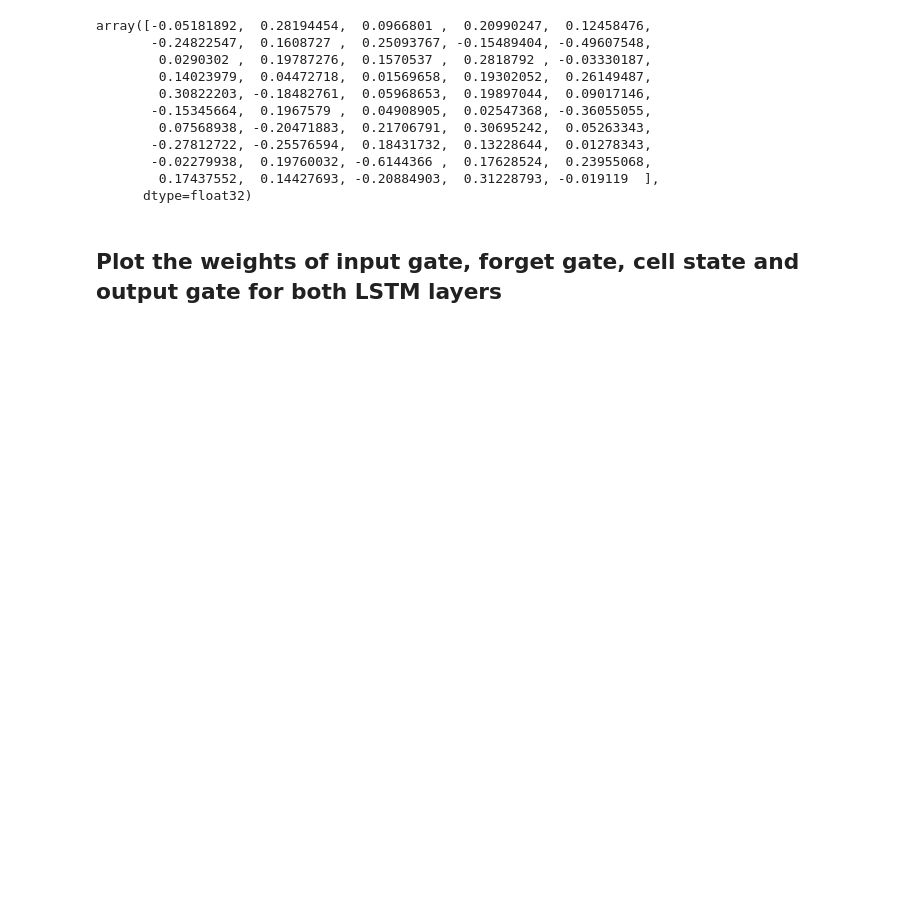
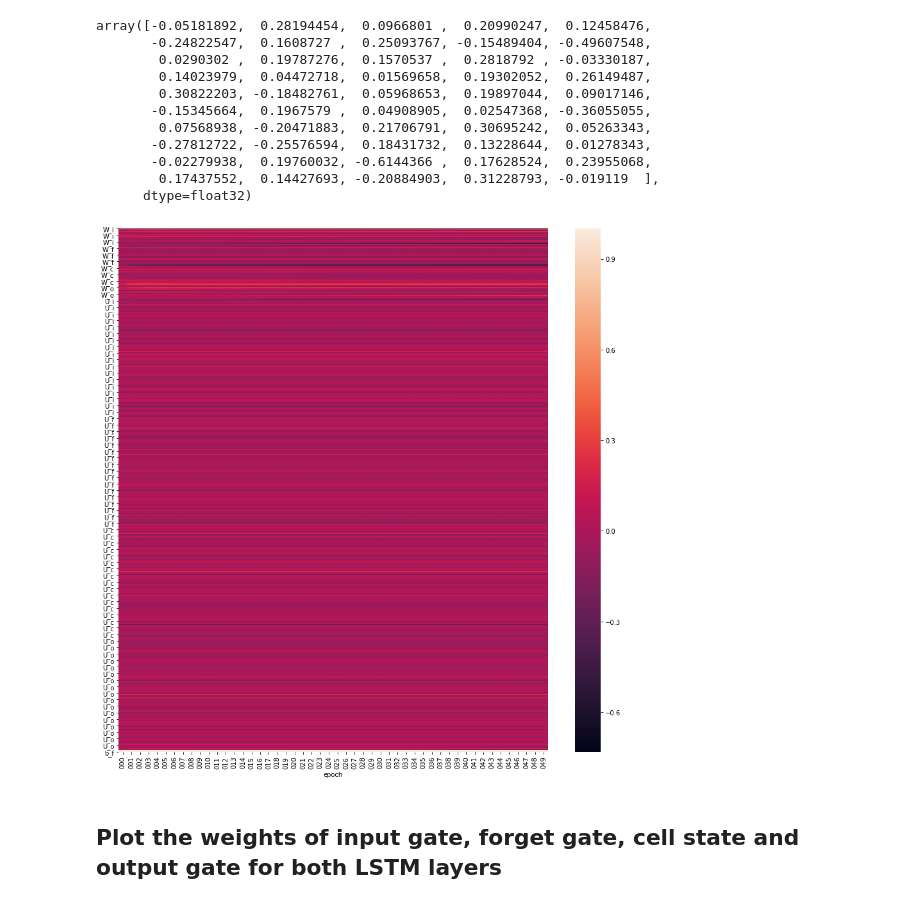
Before and after one commit to gj0706/my_research, a Jupyter notebook: neural_network/lstm_exploration.ipynb, the cells around one changed output. Drawn from its saved outputs; the diff is of its cells as text; code cells hidden in the pictures; blank space fills up the shorter version.

Commit message:
plot weight change over epoch

```diff
--- a/neural_network/lstm_exploration.ipynb
+++ b/neural_network/lstm_exploration.ipynb
@@ -458,6 +458,24 @@ array([-0.05181892,  0.28194454,  0.0966801 ,  0.20990247,  0.12458476,
        -0.02279938,  0.19760032, -0.6144366 ,  0.17628524,  0.23955068,
         0.17437552,  0.14427693, -0.20884903,  0.31228793, -0.019119  ],
       dtype=float32)
+# %%
+from copy import copy
+df = {}
+for epoch in np.arange(0,50):
+    model.load_weights("weights{:03d}.hdf5".format(epoch+1))
+    WUb = get_LSTMweights(model,model.layers[0])
+    weight,wlabel = vectorize_with_labels(*WUb)
+    df["{:03d}".format(epoch)] = copy(weight)
+
+df = pd.DataFrame(df,index=wlabel)
+df = df[np.sort(df.columns)]
+
+pyplot.figure(figsize=(15,15))
+sns.heatmap(df)
+pyplot.xlabel('epoch')
+pyplot.show()
+# %% [output]
+[figure, added]
 # %% [markdown]
 ## Plot the weights of input gate, forget gate, cell state and output gate for both LSTM layers
 # %%
```
